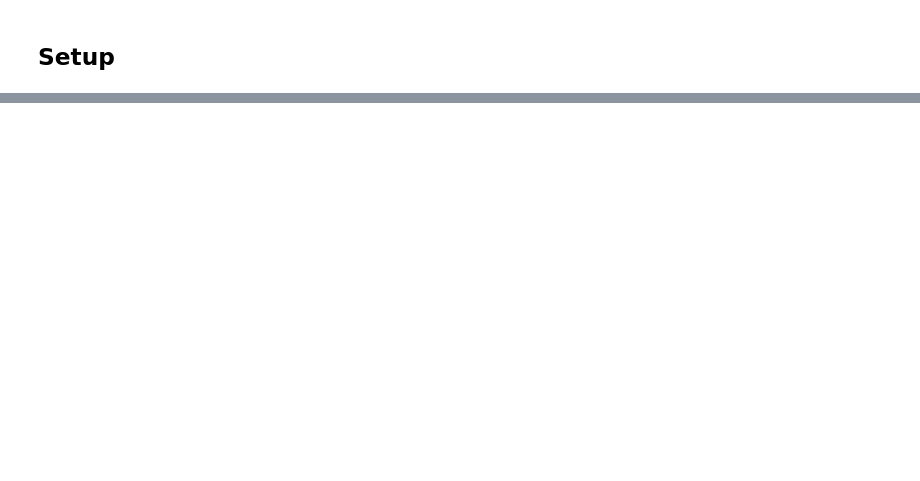
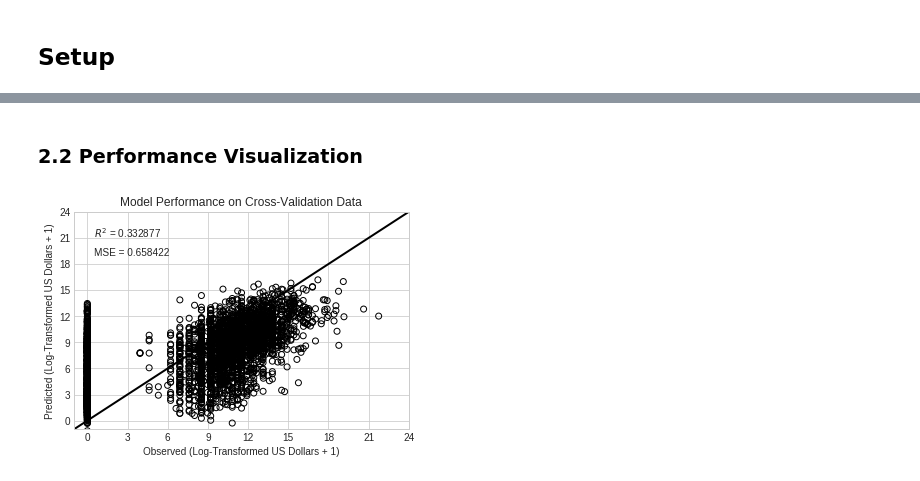
Before and after one commit to jdiaz4302/tornadoesr, a Jupyter notebook: Complete_Workflow/13_tornado_characteristics_models.ipynb, the cells around one changed output, grey strips where cells are left out. Saved outputs shown, nothing was run; the diff lists cells and outputs as text; code cells hidden in the pictures; blank space fills up the shorter version.

```diff
--- a/Complete_Workflow/13_tornado_characteristics_models.ipynb
+++ b/Complete_Workflow/13_tornado_characteristics_models.ipynb
@@ -1338,0 +498,6 @@ Parameter containing:
+# %% [markdown]
+### 2.2 Performance Visualization
+# %%
+plot_cross_valid_perf(cv_predictors_Tensor, cv_outcome_Tensor)
+# %% [output]
+[figure, added]
```
Also changed, not shown: parts of 166 cells of this notebook.
